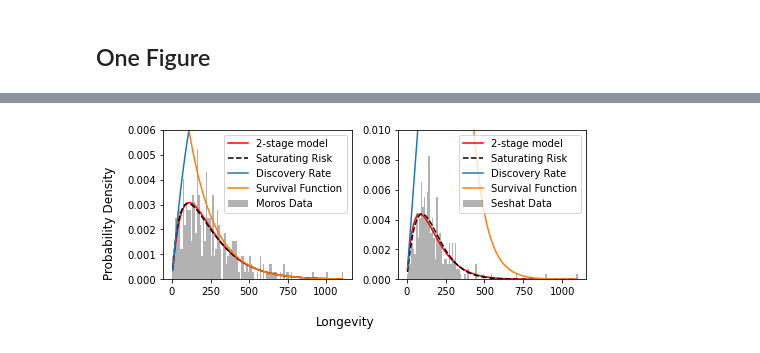
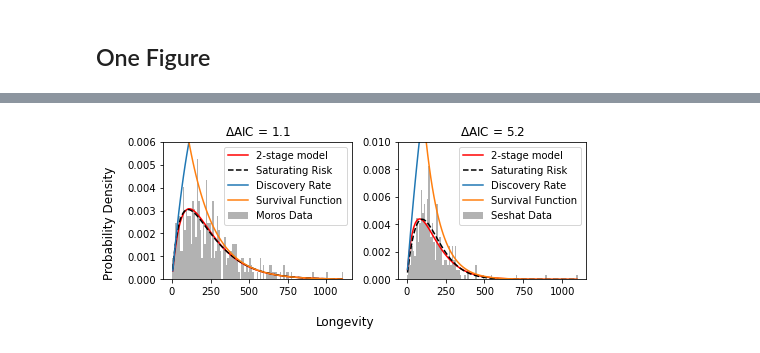
Before and after one commit to TobiasW1891/CSH_Project, a Jupyter notebook: PNAS Reply.ipynb, the cells around one changed output, grey strips where cells are left out. Drawn from its saved outputs; the diff is of its cells as text; code cells hidden in the pictures.

Commit message:
Different optimisation
with different optimisation methods, the Seshat curve looks better in the decomposition while achieving a slightly worse AIC

```diff
--- a/PNAS Reply.ipynb
+++ b/PNAS Reply.ipynb
@@ -106,7 +108,7 @@ set(DF1.quasi_polity) # check
 # %%
 TheirOpt_Seshat = minimize(their_neglogl,x0 = np.array([0.01, 0.01]).reshape(-1,),
                           bounds = ((0, 1), (0, 1000)), args=(Seshat_Ages), tol =1e-7,
-                          method = "Nelder-Mead")
+                          method = MethodS)
 print(TheirOpt_Seshat)
 
 TheirParam_Seshat = TheirOpt_Seshat.x
@@ -133,7 +134,7 @@ Compare to reported parameters
 # %%
 MyOpt_Seshat = minimize(neg_logL,x0 = np.array([0.01, 0.01]).reshape(-1,),
                           bounds = ((0, 1), (0, 1)), args=(Seshat_Ages), tol =1e-4,
-                          method = "Nelder-Mead")
+                          method = MethodS)
 print(MyOpt_Seshat)
 
 MyParam_Seshat = MyOpt_Seshat.x
@@ -170,7 +170,7 @@ Selection (324, 33)
 # %%
 TheirOpt_Moros = minimize(their_neglogl,x0 = np.array([0.01, 0.01]).reshape(-1,),
                           bounds = ((0, 1), (0, 1000)), args=(Moros_Ages), tol =1e-7,
-                          method = "Nelder-Mead")
+                          method = MethodM)
 print(TheirOpt_Moros)
 
 TheirParam_Moros = TheirOpt_Moros.x
@@ -197,7 +197,7 @@ Compare to reported parameters
 # %%
 MyOpt_Moros = minimize(neg_logL,x0 = np.array([0.01, 0.01]).reshape(-1,),
                           bounds = ((0, 1), (0, 1000)), args=(Moros_Ages), tol =1e-7,
-                          method = "Nelder-Mead")
+                          method = MethodM)
 print(MyOpt_Moros)
 
 MyParam_Moros = MyOpt_Moros.x
@@ -346,32 +346,36 @@ ax1.plot(bin_mids2, Prefactor_Moros * discovery_chance(bin_mids2,MyParam_Moros[0
 ax1.plot(bin_mids2, Prefactor_Moros * failure_chance(bin_mids2,MyParam_Moros[1]), label="Survival Function")
 ax1.set_ylim([0,0.006])
 ax1.legend()
 
 
 
 counts1, bin_edges1, _  = ax2.hist(DF1.age, bins = np.arange(0, DF1.age.max()+10,10 ), density = True,color="k",
                                    alpha = 0.3, label="Seshat Data")
 bin_mids1 = bin_edges1[1:]-(bin_edges1[1]-bin_edges1[0])/2
 Data1 = [bin_mids1, counts1]
 ax2.plot(bin_mids1, f(bin_mids1, MyParam_Seshat), c="r", label="2-stage model")
 ax2.plot(bin_mids1, pdf(bin_mids1, TheirParam_Seshat), "--",c="k", label="Saturating Risk")
 
 Prefactor_Seshat =  MyParam_Seshat.sum()*MyParam_Seshat[1]/MyParam_Seshat[0]
 
 ax2.plot(bin_mids1, Prefactor_Seshat * discovery_chance(bin_mids1,MyParam_Seshat[0]), label="Discovery Rate")
 ax2.plot(bin_mids1, Prefactor_Seshat*failure_chance(bin_mids1,MyParam_Seshat[1]), label="Survival Function")
 #ax2.plot(bin_mids2, Prefactor_Moros * discovery_chance(bin_mids2,MyParam_Moros[0]), label="Discovery Rate")
 #ax2.plot(bin_mids2, Prefactor_Moros * failure_chance(bin_mids2,MyParam_Moros[1]), label="Survival Function")
 
 ax2.set_ylim([0,0.01])
 ax2.legend()
 
 fig.supxlabel("Longevity")
 fig.supylabel("Probability Density")
 
+
+ax1.set_title(r"$\Delta$AIC = "+str(np.round(2*(MyOpt_Moros.fun - TheirOpt_Moros.fun),1)))
+ax2.set_title(r"$\Delta$AIC = "+str(np.round(2*(MyOpt_Seshat.fun - TheirOpt_Seshat.fun),1)))
+
 plt.tight_layout()
 
-plt.savefig("Comparison_both_datasets_row.pdf", dpi = 100)
+plt.savefig("Comparison_both_datasets_row_MethodMoros="+MethodM+"_MethodSeshat="+MethodS+".pdf", dpi = 100)
 plt.show()
 # %% [output]
-[figure, old version]
+[figure, new version]
```
Also changed, not shown: parts of 8 cells of this notebook.
